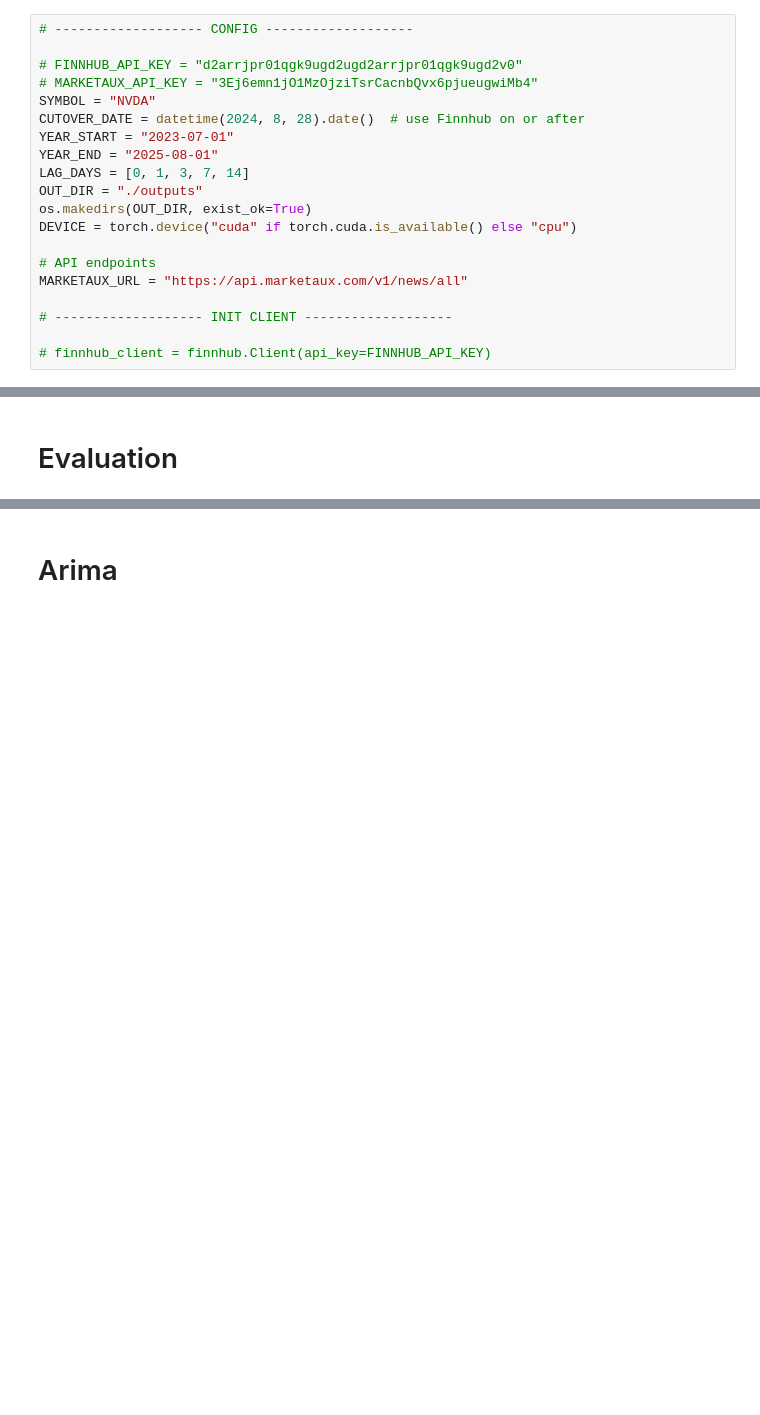
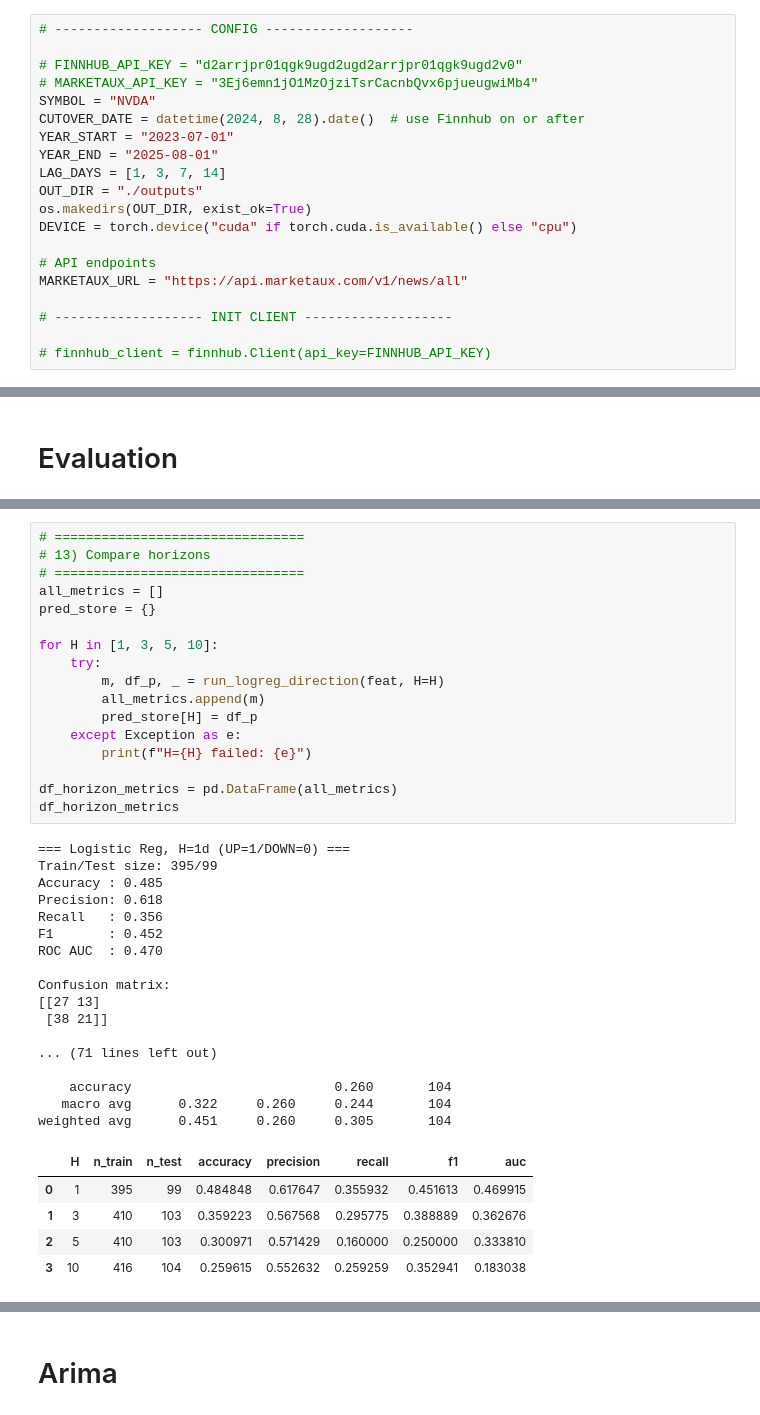
Before and after one commit to Rqkko/sentiment-stock-predictor, a Jupyter notebook: notebooks/finAI_latest.ipynb, the cells around one changed output, grey strips where cells are left out. Drawn from its saved outputs; the diff is of its cells as text; blank space fills up the shorter version.

```diff
--- a/notebooks/finAI_latest.ipynb
+++ b/notebooks/finAI_latest.ipynb
@@ -23,7 +26,7 @@ SYMBOL = "NVDA"
 CUTOVER_DATE = datetime(2024, 8, 28).date()  # use Finnhub on or after
 YEAR_START = "2023-07-01"
 YEAR_END = "2025-08-01"
-LAG_DAYS = [0, 1, 3, 7, 14]
+LAG_DAYS = [1, 3, 7, 14]
 OUT_DIR = "./outputs"
 os.makedirs(OUT_DIR, exist_ok=True)
 DEVICE = torch.device("cuda" if torch.cuda.is_available() else "cpu")
@@ -1289,0 +932,40 @@ plt.show()
+# %%
+# ================================
+# 13) Compare horizons
+# ================================
+all_metrics = []
+pred_store = {}
+
+for H in [1, 3, 5, 10]:
+    try:
+        m, df_p, _ = run_logreg_direction(feat, H=H)
+        all_metrics.append(m)
+        pred_store[H] = df_p
+    except Exception as e:
+        print(f"H={H} failed: {e}")
+
+df_horizon_metrics = pd.DataFrame(all_metrics)
+df_horizon_metrics
+# %% [output]
+=== Logistic Reg, H=1d (UP=1/DOWN=0) ===
+Train/Test size: 395/99
+Accuracy : 0.485
+Precision: 0.618
+Recall   : 0.356
+F1       : 0.452
+ROC AUC  : 0.470
+
+Confusion matrix:
+[[27 13]
+ [38 21]]
+
+... (71 lines left out)
+
+    accuracy                          0.260       104
+   macro avg      0.322     0.260     0.244       104
+weighted avg      0.451     0.260     0.305       104
+|  | H | n_train | n_test | accuracy | precision | recall | f1 | auc |
+| 0 | 1 | 395 | 99 | 0.484848 | 0.617647 | 0.355932 | 0.451613 | 0.469915 |
+| 1 | 3 | 410 | 103 | 0.359223 | 0.567568 | 0.295775 | 0.388889 | 0.362676 |
+| 2 | 5 | 410 | 103 | 0.300971 | 0.571429 | 0.160000 | 0.250000 | 0.333810 |
+| 3 | 10 | 416 | 104 | 0.259615 | 0.552632 | 0.259259 | 0.352941 | 0.183038 |
```
Also changed, not shown: parts of 18 cells of this notebook, 6 other files.
